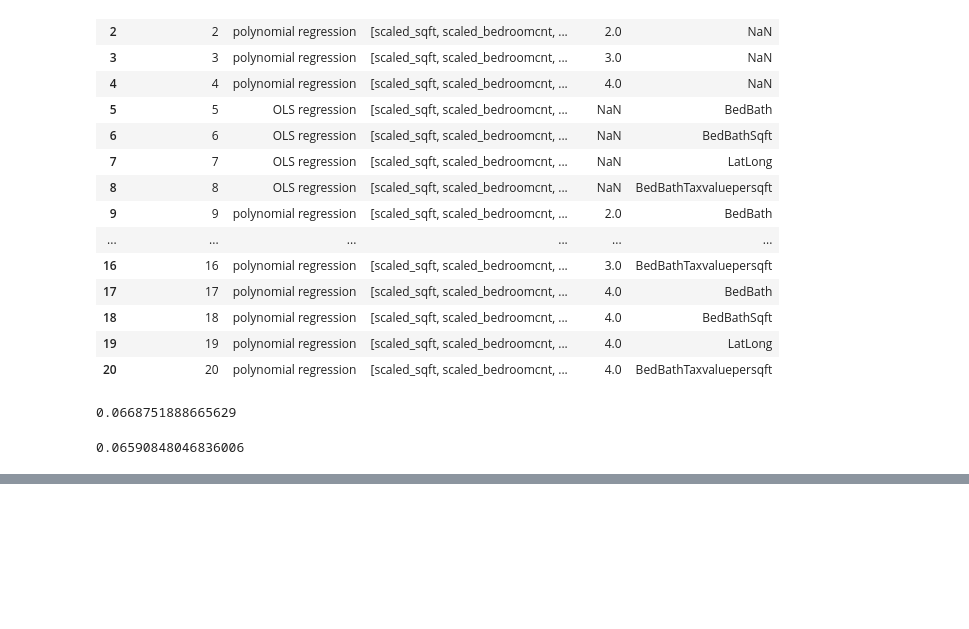
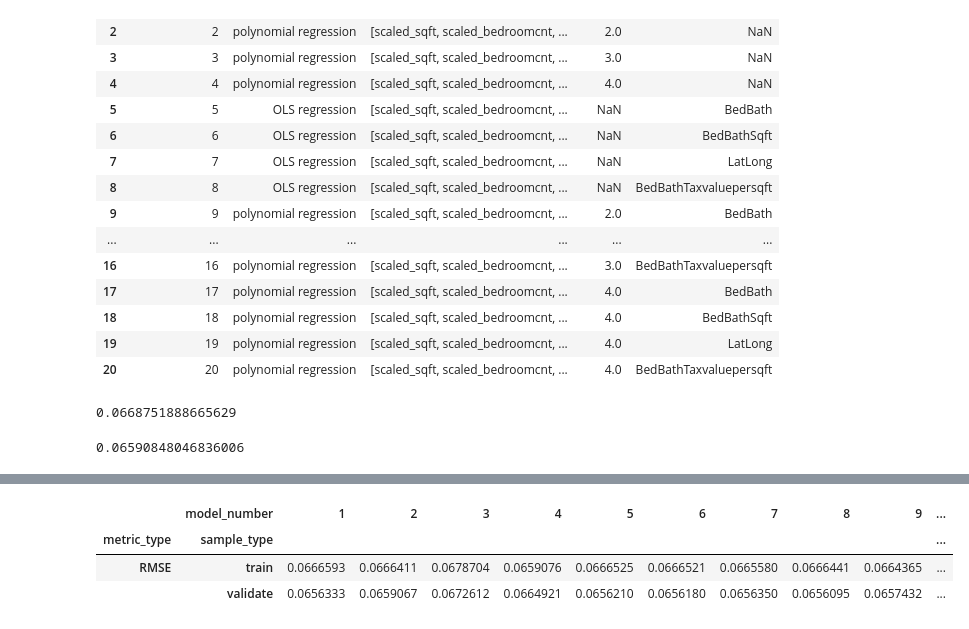
Before and after one commit to bensmith07/zillow-clustering-project, a Jupyter notebook: modeling_notebook.ipynb, the cells around one changed output, grey strips where cells are left out. Saved outputs shown, nothing was run; the diff lists cells and outputs as text; code cells hidden in the pictures; blank space fills up the shorter version.

```diff
--- a/modeling_notebook.ipynb
+++ b/modeling_notebook.ipynb
@@ -594,5 +586,13 @@ model.display_model_results(model_results, as_std_from_baseline=True)
 model_results['std_from_baseline'] = np.where(model_results.sample_type == 'train',
                                               model_results.score - train.logerror.std(),
                                               model_results.score - validate.logerror.std())
+# %%
+pd.set_option('display.float_format', lambda x: '%.7f' % x)
+model.display_model_results(model_results, as_std_from_baseline=False)
+# %% [output]
+|  | model_number | 1 | 2 | 3 | 4 | 5 | 6 | 7 | 8 | 9 | ... |
+| metric_type | sample_type |  |  |  |  |  |  |  |  |  | ... |
+| RMSE | train | 0.0666593 | 0.0666411 | 0.0678704 | 0.0659076 | 0.0666525 | 0.0666521 | 0.0665580 | 0.0666441 | 0.0664365 | ... |
+|  | validate | 0.0656333 | 0.0659067 | 0.0672612 | 0.0664921 | 0.0656210 | 0.0656180 | 0.0656350 | 0.0656095 | 0.0657432 | ... |
 # %%
 model_results
```
Also changed, not shown: parts of 3 cells of this notebook.
